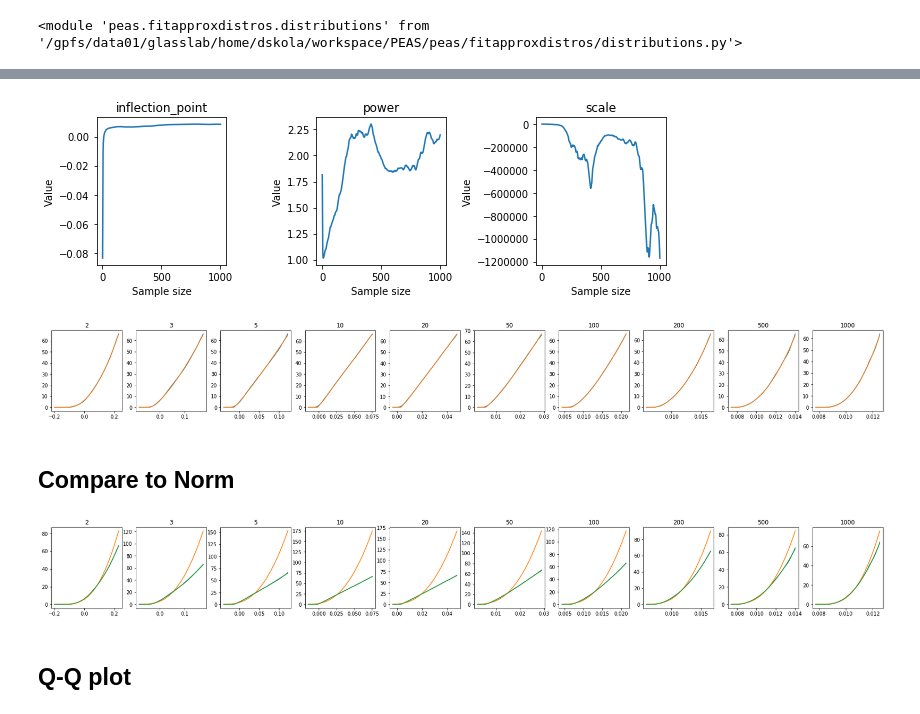
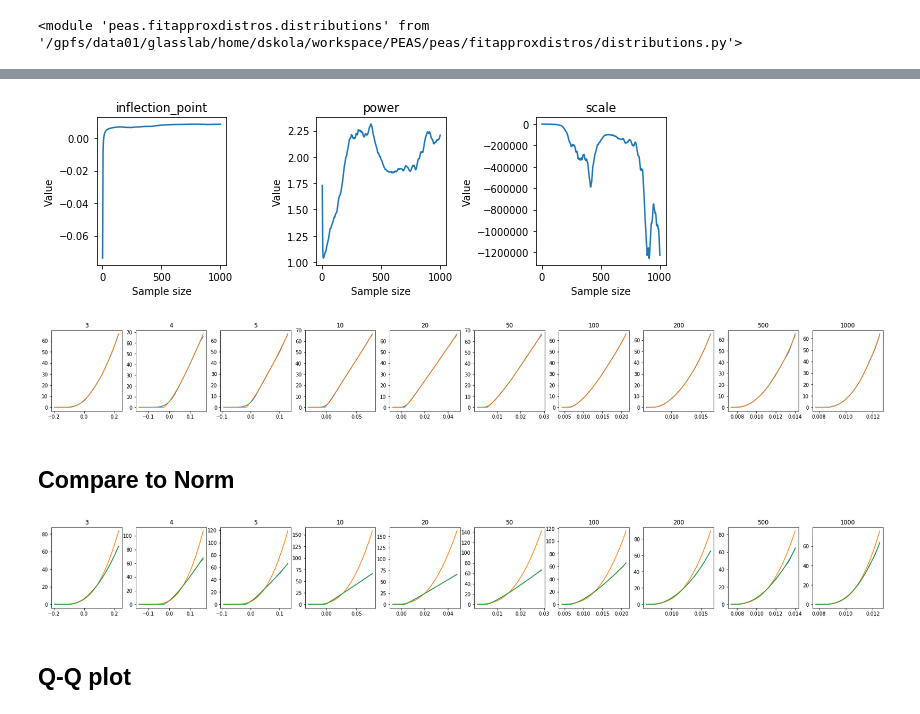
Before and after one commit to phageghost/PEAS, a Jupyter notebook: test_region_stats.ipynb, the cells around one changed output, grey strips where cells are left out. Drawn from its saved outputs; the diff is of its cells as text; code cells hidden in the pictures.

```diff
--- a/test_region_stats.ipynb
+++ b/test_region_stats.ipynb
@@ -85,7 +78,8 @@ reload(peas.region_stats)
 # %%
 shuffled_means = peas.region_stats.generate_permuted_matrix_scores(trimmed_corrs,
                                                                    num_shuffles=50,
-                                                                   min_region_size=2,
+                                                                   min_region_size=3,
+                                                                   start_diagonal=2,
                                                                    max_region_size=1000,
                                                                    random_seed=1)
 # %% [output]
@@ -114,5 +108,5 @@ Wall time: 18 s
 # %%
-REGION_SIZES = (2, 3, 4, 5, 10, 50, 200, 400)
+REGION_SIZES = (3, 4, 5, 10, 50, 200, 400)
 fig_size = 3
 fig, axes = plt.subplots(1, len(REGION_SIZES), figsize=(fig_size*len(REGION_SIZES), fig_size), sharex=True, sharey=False)
 for region_size, ax in zip(REGION_SIZES, axes):
@@ -218,4 +138,6 @@ class PiecewiseApproxPower2(PiecewiseEmpiricalApprox):
 # %%
-null_params = peas.fitapproxdistros.helper_funcs.fit_distros(shuffled_means, PiecewiseApproxPower2)
+null_params = peas.fitapproxdistros.helper_funcs.fit_distros(shuffled_means,
+                                                             peas.fitapproxdistros.distributions.PiecewiseApproxPower,
+                                                             parameter_smoothing_window_size=5)
 null_param_df = pandas.DataFrame(null_params, index=['inflection_point', 'power', 'scale']).T
 # %% [output]
@@ -257,34 +161,34 @@ invalid value encountered in double_scalars
 # %%
 fig = plot_fit_params(null_params, ['inflection_point', 'power', 'scale'])
 # %% [output]
-[figure, old version]
+[figure, new version]
+# %%
+REGION_SIZES = (3, 4, 5, 10, 20, 50, 100, 200, 500, 1000)
 # %%
-REGION_SIZES = (2, 3, 5, 10, 20, 50, 100, 200, 500, 1000)
 distro_class = peas.fitapproxdistros.distributions.PiecewiseApproxPower
 
 fig_size = 3
 fig, axes = plt.subplots(1, len(REGION_SIZES), figsize=(fig_size*len(REGION_SIZES), fig_size), sharex=False, sharey=False)
 for region_size, ax in zip(REGION_SIZES, axes):
     region_means = shuffled_means[region_size]
     xs = numpy.linspace(0, 0.2)
     empirical_pvals = empdist.empirical_pval.compute_empirical_pvalue(region_means, xs, is_sorted=True, tail='right')
     pscores = -10 * numpy.log(empirical_pvals)
 #     ax.plot(xs, pscores)
 
     fit_xs, fit_ys = distro_class._compute_empirical_logsf(region_means, is_sorted=True)
     fit_distro_params = distro_class.fit(region_means, is_sorted=True)
-    fit_distro = disro_class(*fit_distro_params)
+    fit_distro = distro_class(*fit_distro_params)
     ax.plot(fit_xs, -10 * fit_ys)
 
     ax.plot(fit_xs, -10 * fit_distro.logsf(fit_xs))
 
     ax.set_title(region_size)
 # %% [output]
-[figure, old version]
+[figure, new version]
 # %% [markdown]
 ## Compare to Norm
 # %%
-REGION_SIZES = (2, 3, 5, 10, 20, 50, 100, 200, 500, 1000)
 distro_class = peas.fitapproxdistros.distributions.PiecewiseApproxPower
 
 fig_size = 3
@@ -312,7 +216,7 @@ for region_size, ax in zip(REGION_SIZES, axes):
 
     ax.set_title(region_size)
 # %% [output]
-[figure, old version]
+[figure, new version]
 # %% [markdown]
 ## Q-Q plot
 # %%
```
Also changed, not shown: parts of 41 cells of this notebook, 4 other files.
